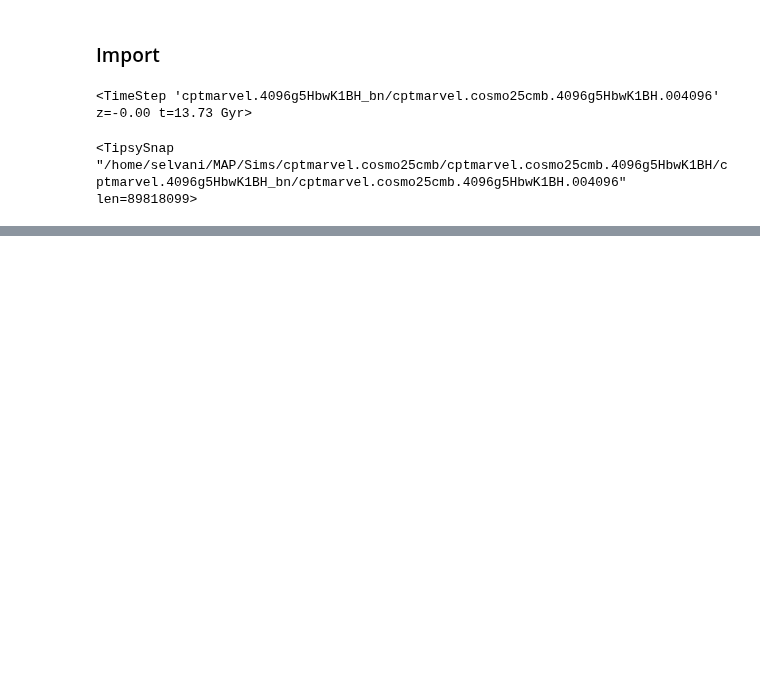
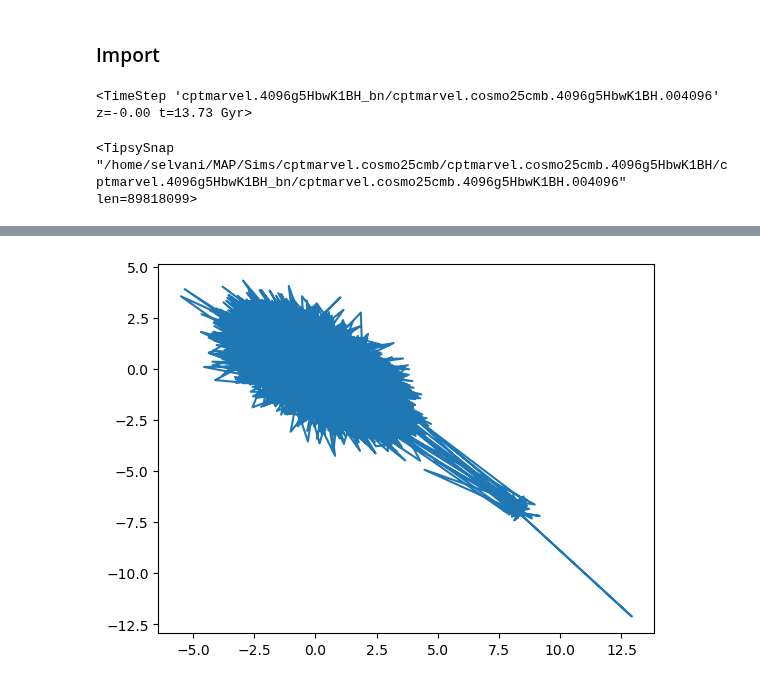
Before and after one commit to CharlotteRuth/startrace, a Jupyter notebook: AnnaWright_startrace/PlotHaloMergers.ipynb, the cells around one changed output, grey strips where cells are left out. Drawn from its saved outputs; the diff is of its cells as text; code cells hidden in the pictures; blank space fills up the shorter version.

```diff
--- a/AnnaWright_startrace/PlotHaloMergers.ipynb
+++ b/AnnaWright_startrace/PlotHaloMergers.ipynb
@@ -108,0 +522,3 @@ for timestep in all_timesteps:
+# %%
+s = pynbody.load(sim_base + sims + '.' + halo.timestep.extension[-6:])
+s.physical_units()
@@ -109,20 +785,24 @@ for timestep in all_timesteps:
 # %%
 #show the movement of each halo's COM
 import matplotlib.pyplot as plt
 from mpl_toolkits.mplot3d import Axes3D
-fig= plt.figure(figsize=(12,9))
-ax=fig.add_subplot(111, projection='3d')
 
-for halo_id in df["halo_id"].unique():
-    sub = df[df["halo_id"] == halo_id]
-    ax.plot(sub["x_com"], sub["y_com"], sub["z_com"], label=f"Halo {halo_id}")
+plt.plot(
+    sp.s['pos'][:, 0], sp.s['pos'][:, 1],label=haloids)
 
-ax.set_xlabel("x(kpc)")
-ax.set_ylabel("y(kpc)")
-ax.set_zlabel("z(kpc)")
+# fig= plt.figure(figsize=(12,9))
+# ax=fig.add_subplot(111, projection='3d')
 
-ax.set_title("Movement of COM")
-ax.legend()
+# ax.plot(sp.s['pos'][:, 0], sp.s['pos'][:, 1], sp.s['pos'][:, 2], label=haloids)
+
+# ax.set_xlabel("x(kpc)")
+# ax.set_ylabel("y(kpc)")
+# ax.set_zlabel("z(kpc)")
+
+# ax.set_title("Movement of COM")
+# ax.legend()
 #plt.grid(True)
 # plt.savefig('Movement_COM.png')
 plt.show()
+# %% [output]
+[figure, added]
```
Also changed, not shown: parts of 43 cells of this notebook, 13 other files.
